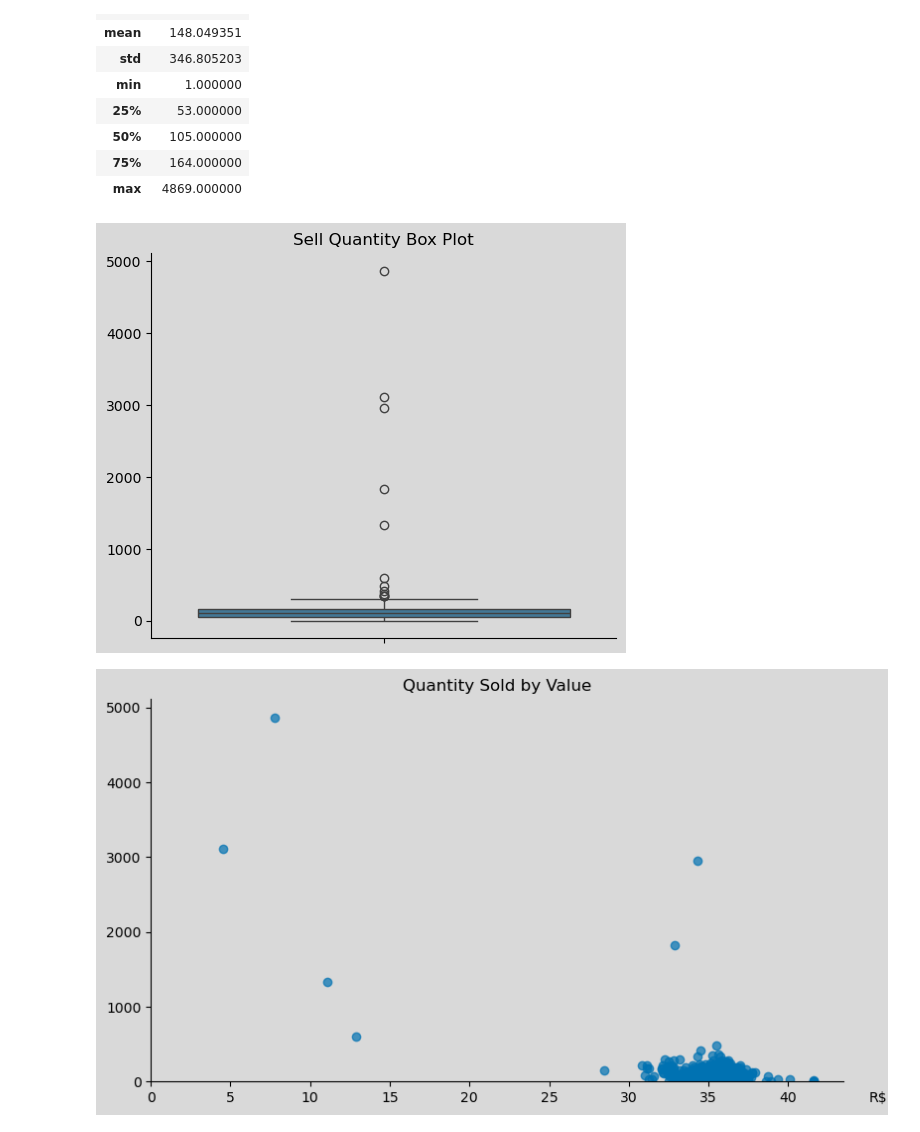
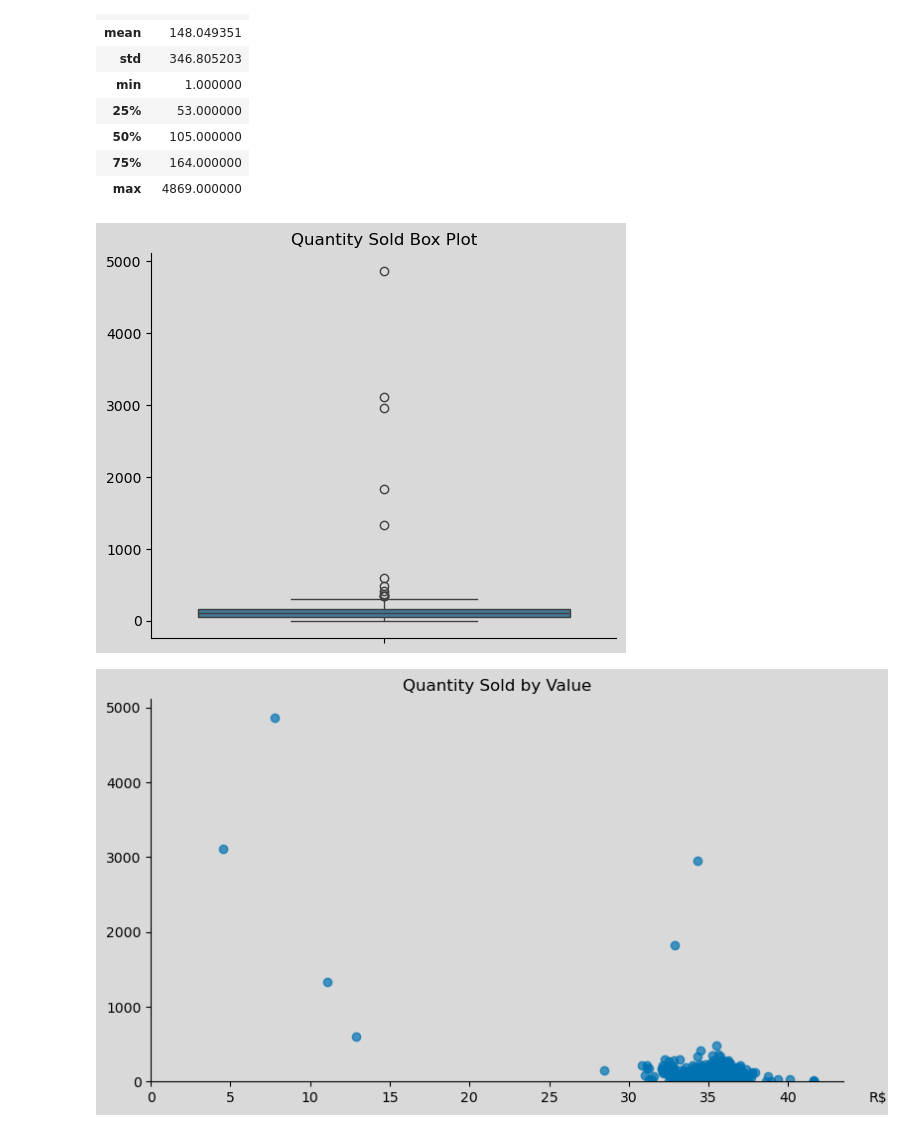
Before and after one commit to fabiogaldinho/Dynamic-Pricing, a Jupyter notebook: notebooks/01_Data_Cleaning.ipynb, the cells around one changed output. Cells and saved outputs as stored; diff of their text form; code cells hidden in the pictures.

```diff
--- a/notebooks/01_Data_Cleaning.ipynb
+++ b/notebooks/01_Data_Cleaning.ipynb
@@ -464,7 +412,7 @@ sell_df.describe(include = ['float', 'int'])[['sell_quantity']]
 | 75% | 164.000000 |
 | max | 4869.000000 |
 # %%
-PlotBoxPlotV3_y(sell_df['sell_quantity'], "Sell Quantity Box Plot", 6, 5, "")
+PlotBoxPlotV3_y(sell_df['sell_quantity'], "Quantity Sold Box Plot", 6, 5, "../visuals/1.QuantitySoldBoxPlot.svg")
 # %% [output]
-[figure, old version]
+[figure, new version]
 # %%
```
Also changed, not shown: parts of 17 cells of this notebook, 10 other files.
